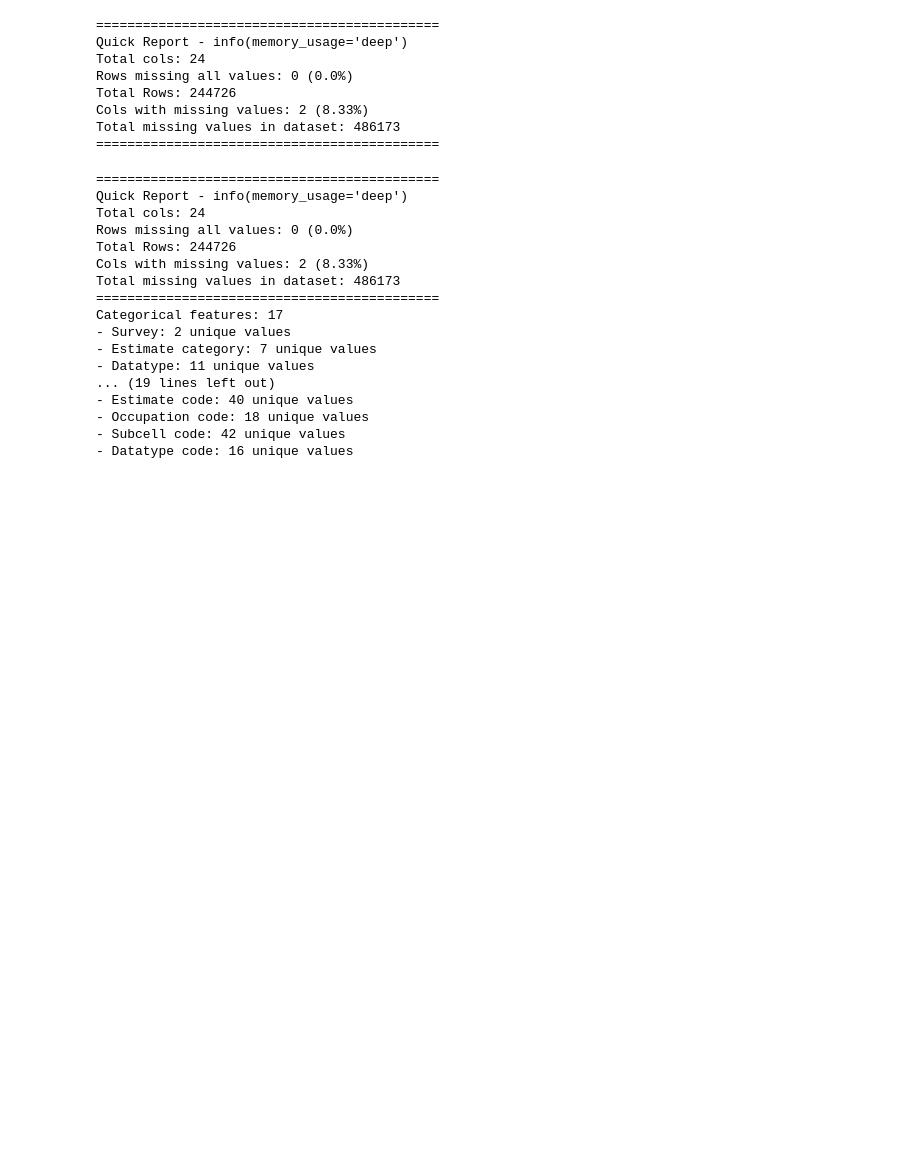
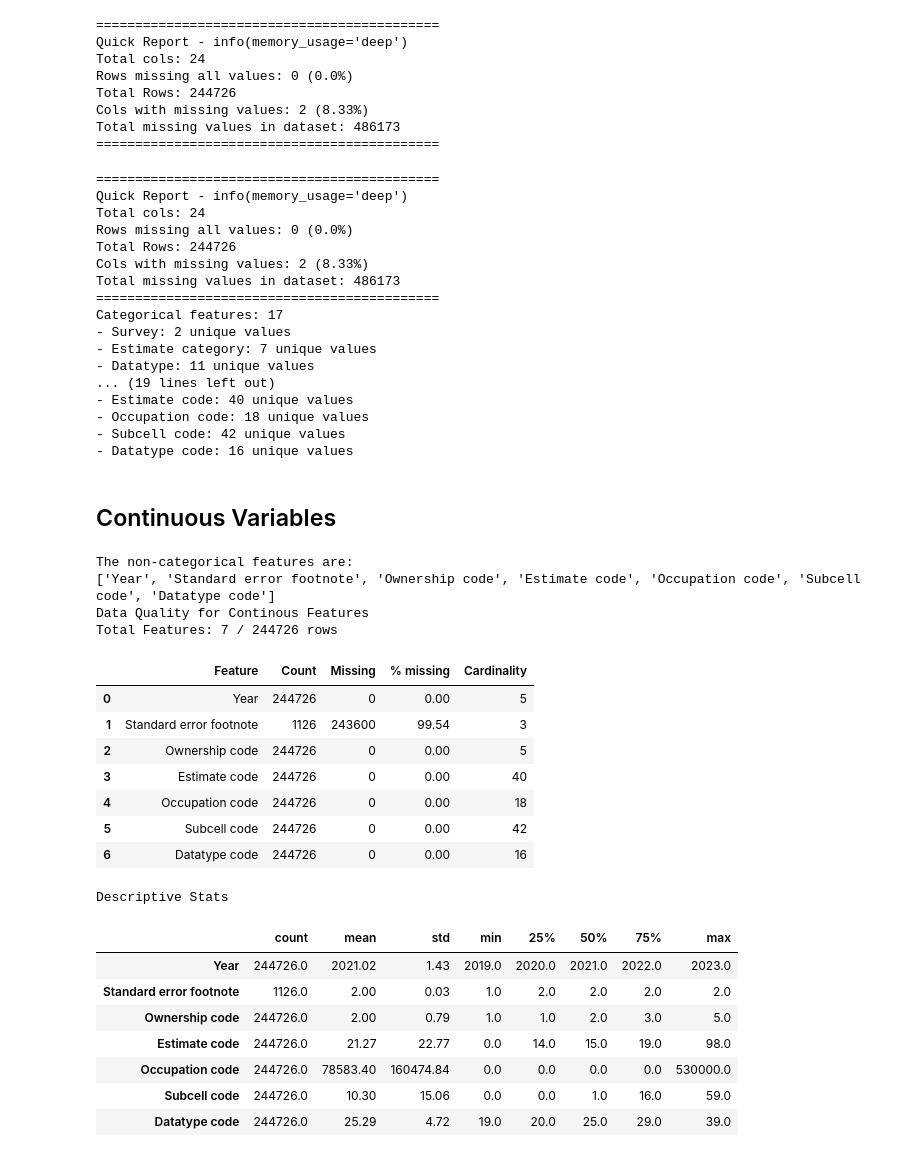
Before and after one commit to amayranib/ADS-508-team-project, a Jupyter notebook: eda/jc_eda.ipynb, the cells around one changed output. Cells and saved outputs as stored; diff of their text form; code cells hidden in the pictures; blank space fills up the shorter version.

```diff
--- a/eda/jc_eda.ipynb
+++ b/eda/jc_eda.ipynb
@@ -91,3 +91,29 @@ Categorical features: 17
 - Occupation code: 18 unique values
 - Subcell code: 42 unique values
 - Datatype code: 16 unique values
+# %% [markdown]
+## Continuous Variables
+# %%
+jeda.dqr_cont(df_filtered)
+# %% [output]
+The non-categorical features are:
+['Year', 'Standard error footnote', 'Ownership code', 'Estimate code', 'Occupation code', 'Subcell code', 'Datatype code']
+Data Quality for Continous Features
+Total Features: 7 / 244726 rows
+|  | Feature | Count | Missing | % missing | Cardinality |
+| 0 | Year | 244726 | 0 | 0.00 | 5 |
+| 1 | Standard error footnote | 1126 | 243600 | 99.54 | 3 |
+| 2 | Ownership code | 244726 | 0 | 0.00 | 5 |
+| 3 | Estimate code | 244726 | 0 | 0.00 | 40 |
+| 4 | Occupation code | 244726 | 0 | 0.00 | 18 |
+| 5 | Subcell code | 244726 | 0 | 0.00 | 42 |
+| 6 | Datatype code | 244726 | 0 | 0.00 | 16 |
+Descriptive Stats
+|  | count | mean | std | min | 25% | 50% | 75% | max |
+| Year | 244726.0 | 2021.02 | 1.43 | 2019.0 | 2020.0 | 2021.0 | 2022.0 | 2023.0 |
+| Standard error footnote | 1126.0 | 2.00 | 0.03 | 1.0 | 2.0 | 2.0 | 2.0 | 2.0 |
+| Ownership code | 244726.0 | 2.00 | 0.79 | 1.0 | 1.0 | 2.0 | 3.0 | 5.0 |
+| Estimate code | 244726.0 | 21.27 | 22.77 | 0.0 | 14.0 | 15.0 | 19.0 | 98.0 |
+| Occupation code | 244726.0 | 78583.40 | 160474.84 | 0.0 | 0.0 | 0.0 | 0.0 | 530000.0 |
+| Subcell code | 244726.0 | 10.30 | 15.06 | 0.0 | 0.0 | 1.0 | 16.0 | 59.0 |
+| Datatype code | 244726.0 | 25.29 | 4.72 | 19.0 | 20.0 | 25.0 | 29.0 | 39.0 |
```
Also changed, not shown: parts of 10 cells of this notebook.
